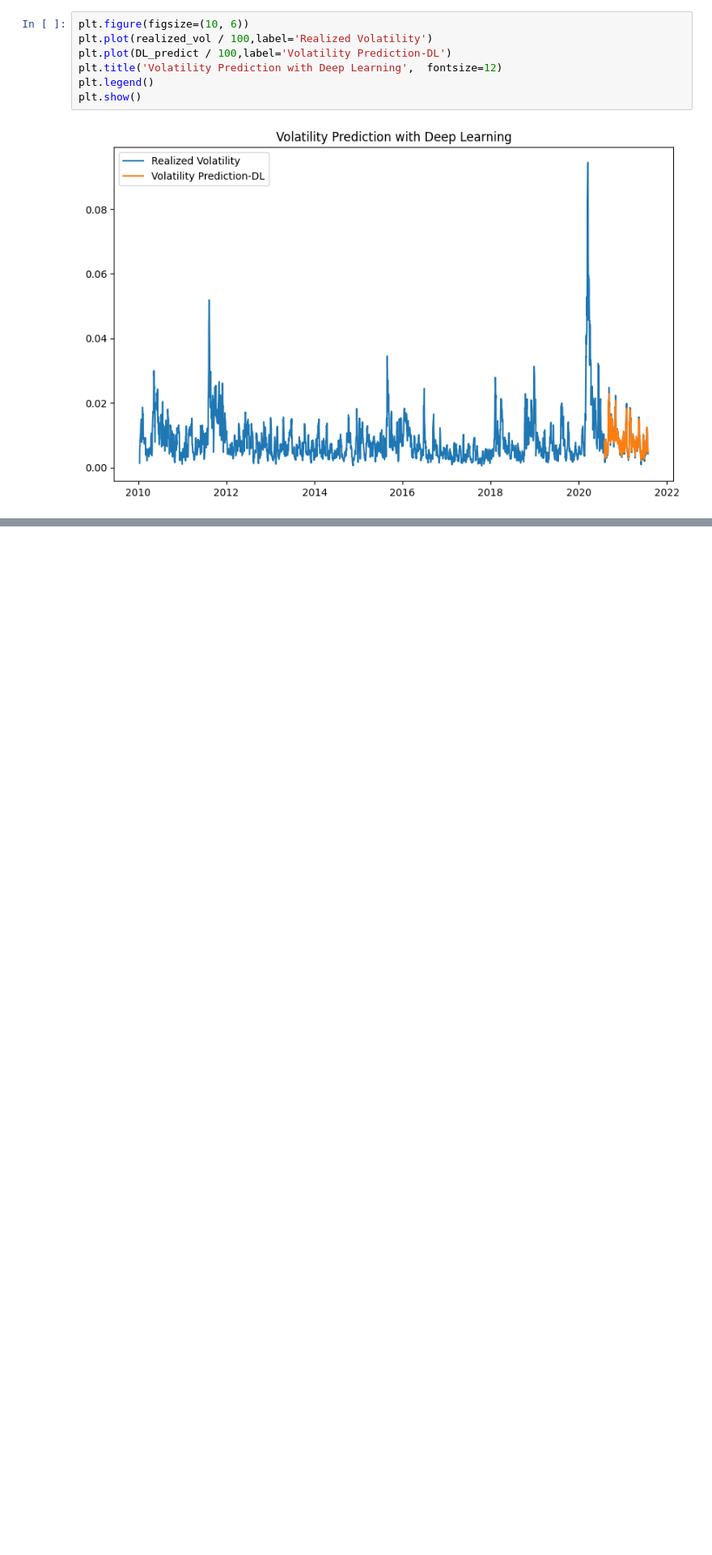
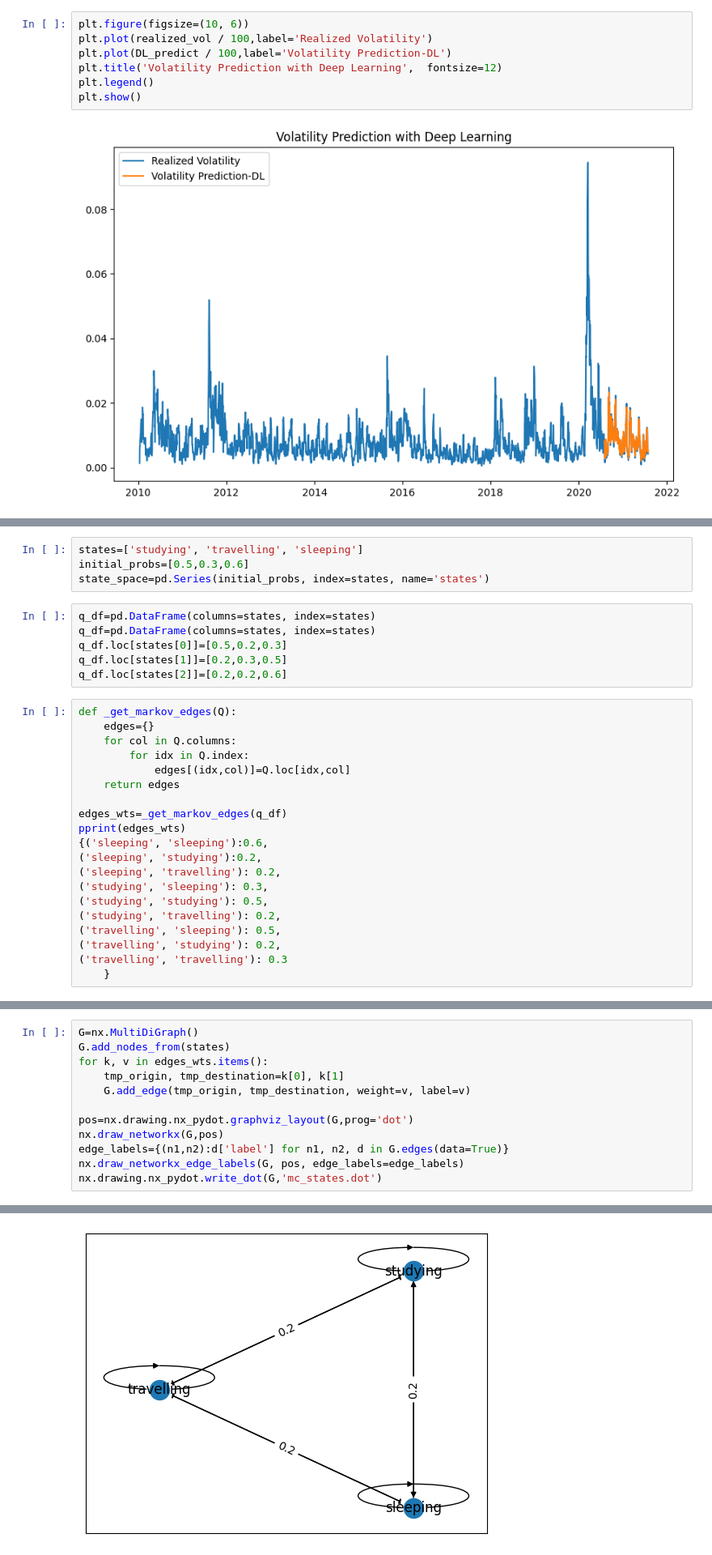
Before and after one commit to donmany85/Risk, a Jupyter notebook: ch4_ML_Based_VolatilityPrediction.ipynb, the cells around one changed output, grey strips where cells are left out. Shown at 81% size. Cells and saved outputs as stored; diff of their text form; blank space fills up the shorter version.

```diff
--- a/ch4_ML_Based_VolatilityPrediction.ipynb
+++ b/ch4_ML_Based_VolatilityPrediction.ipynb
@@ -645,0 +655,30 @@ P=[[]]
+# %%
+states=['studying', 'travelling', 'sleeping']
+initial_probs=[0.5,0.3,0.6]
+state_space=pd.Series(initial_probs, index=states, name='states')
+# %%
+q_df=pd.DataFrame(columns=states, index=states)
+q_df=pd.DataFrame(columns=states, index=states)
+q_df.loc[states[0]]=[0.5,0.2,0.3]
+q_df.loc[states[1]]=[0.2,0.3,0.5]
+q_df.loc[states[2]]=[0.2,0.2,0.6]
+# %%
+def _get_markov_edges(Q):
+    edges={}
+    for col in Q.columns:
+        for idx in Q.index:
+            edges[(idx,col)]=Q.loc[idx,col]
+    return edges
+
+edges_wts=_get_markov_edges(q_df)
+pprint(edges_wts)
+{('sleeping', 'sleeping'):0.6,
+('sleeping', 'studying'):0.2,
+('sleeping', 'travelling'): 0.2,
+('studying', 'sleeping'): 0.3,
+('studying', 'studying'): 0.5,
+('studying', 'travelling'): 0.2,
+('travelling', 'sleeping'): 0.5,
+('travelling', 'studying'): 0.2,
+('travelling', 'travelling'): 0.3
+    }
@@ -645,0 +704,13 @@ P=[[]]
+# %%
+G=nx.MultiDiGraph()
+G.add_nodes_from(states)
+for k, v in edges_wts.items():
+    tmp_origin, tmp_destination=k[0], k[1]
+    G.add_edge(tmp_origin, tmp_destination, weight=v, label=v)
+
+pos=nx.drawing.nx_pydot.graphviz_layout(G,prog='dot')
+nx.draw_networkx(G,pos)
+edge_labels={(n1,n2):d['label'] for n1, n2, d in G.edges(data=True)}
+nx.draw_networkx_edge_labels(G, pos, edge_labels=edge_labels)
+nx.drawing.nx_pydot.write_dot(G,'mc_states.dot')
+# %% [output]
@@ -645,0 +719 @@ P=[[]]
+[figure, added]
```
Also changed, not shown: parts of 23 cells of this notebook, 2 other files.
